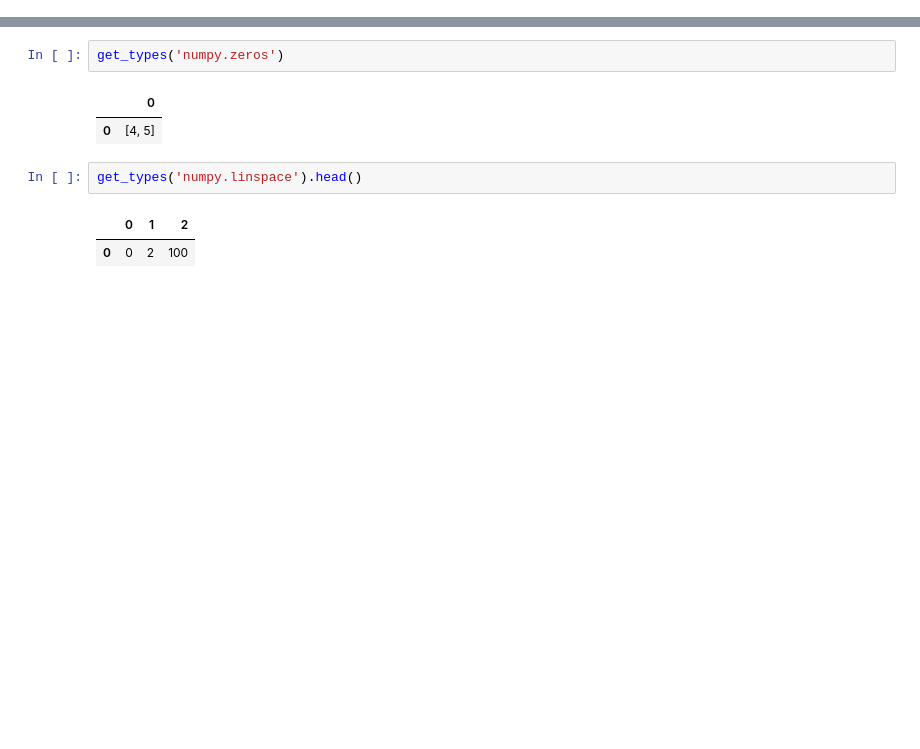
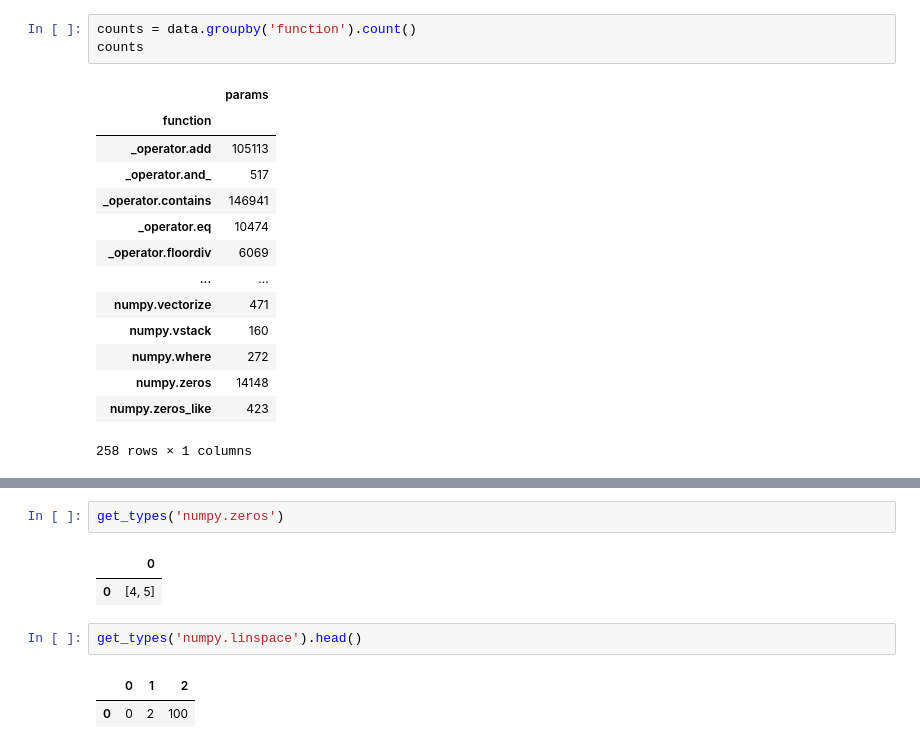
Before and after one commit to data-apis/python-record-api, a Jupyter notebook: Analysis.ipynb, the cells around one changed output, grey strips where cells are left out. Drawn from its saved outputs; the diff is of its cells as text; blank space fills up the shorter version.

```diff
--- a/Analysis.ipynb
+++ b/Analysis.ipynb
@@ -89 +74,19 @@ data
+# %%
+counts = data.groupby('function').count()
+counts
+# %% [output]
+|  | params |
+| function |  |
+| _operator.add | 105113 |
+| _operator.and_ | 517 |
+| _operator.contains | 146941 |
+| _operator.eq | 10474 |
+| _operator.floordiv | 6069 |
+| ... | ... |
+| numpy.vectorize | 471 |
+| numpy.vstack | 160 |
+| numpy.where | 272 |
+| numpy.zeros | 14148 |
+| numpy.zeros_like | 423 |
+258 rows × 1 columns
 # %%
```
Also changed, not shown: parts of 24 cells of this notebook.
